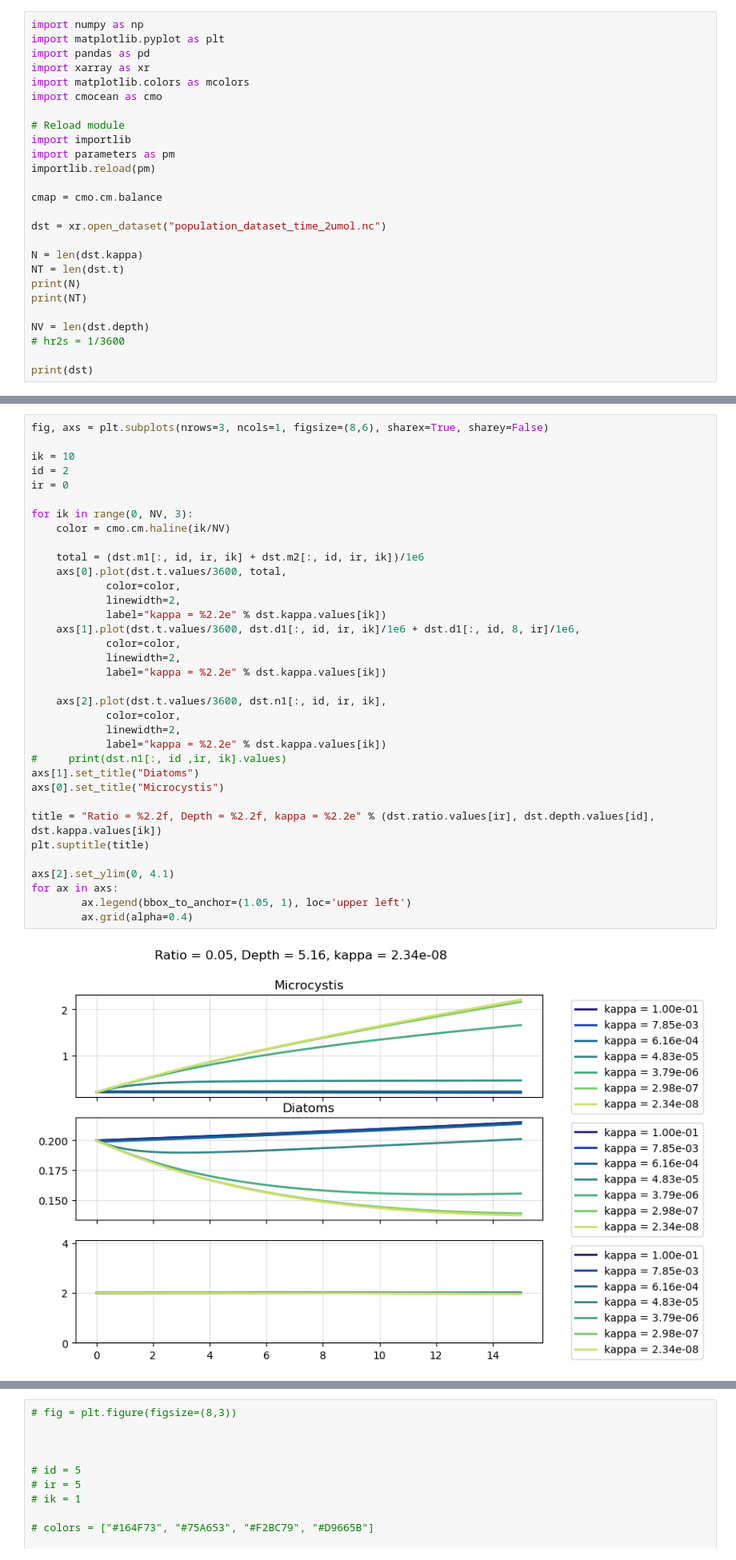
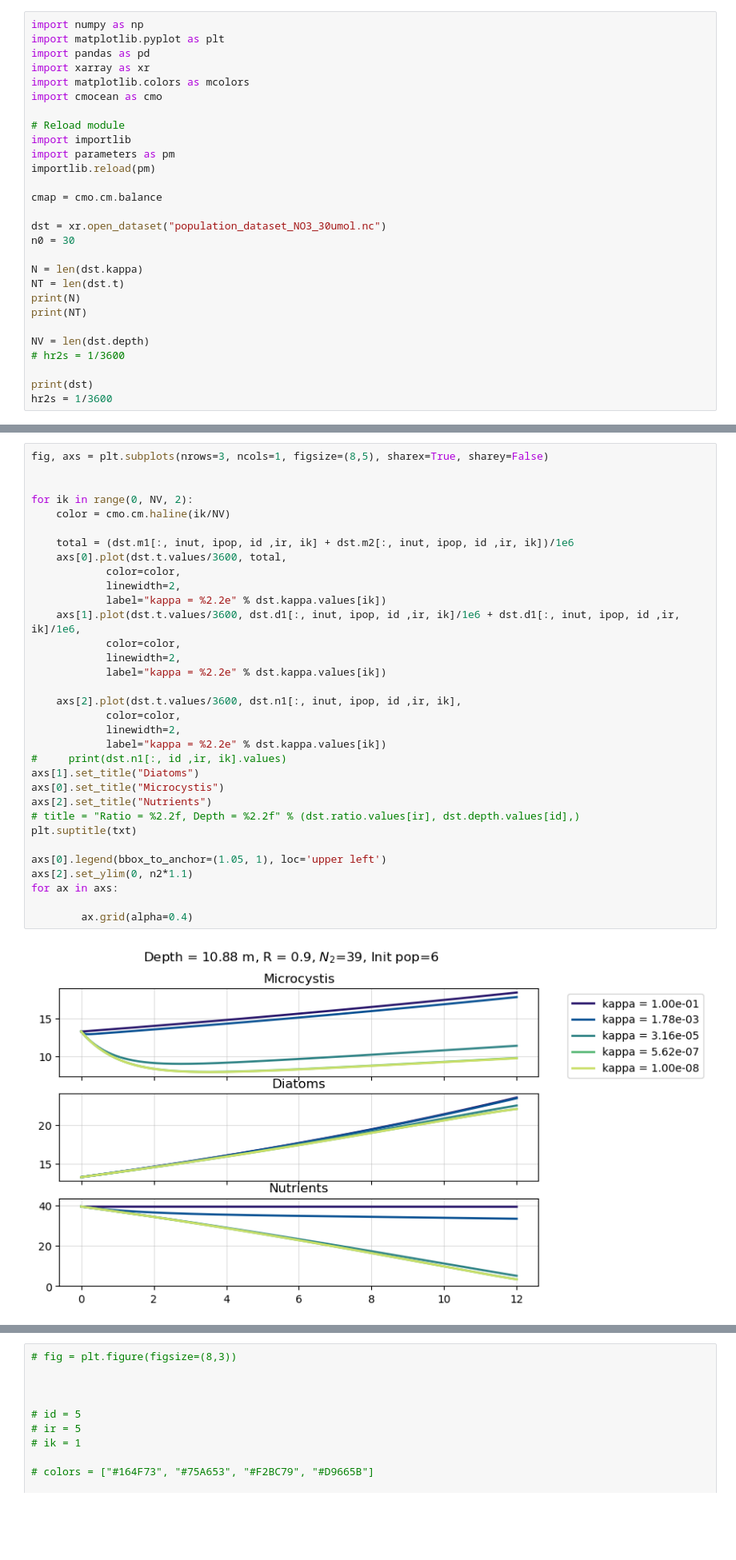
Before and after one commit to sienna-white/box_model, a Jupyter notebook: two_species.ipynb, the cells around one changed output, grey strips where cells are left out. Shown at 80% size. Saved outputs shown, nothing was run; the diff lists cells and outputs as text; blank space fills up the shorter version.

```diff
--- a/two_species.ipynb
+++ b/two_species.ipynb
@@ -50,7 +13,8 @@ importlib.reload(pm)
 
 cmap = cmo.cm.balance
 
-dst = xr.open_dataset("population_dataset_time_2umol.nc")
+dst = xr.open_dataset("population_dataset_NO3_30umol.nc")
+n0 = 30
 
 N = len(dst.kappa)
 NT = len(dst.t)
@@ -61,4 +25,5 @@ NV = len(dst.depth)
 # hr2s = 1/3600
 
 print(dst)
+hr2s = 1/3600
 # %% [output]
@@ -158,39 +179,37 @@ fn = txt.replace(",", "_")
 # %%
-fig, axs = plt.subplots(nrows=3, ncols=1, figsize=(8,6), sharex=True, sharey=False)
+fig, axs = plt.subplots(nrows=3, ncols=1, figsize=(8,5), sharex=True, sharey=False)
 
-ik = 10
-id = 2
-ir = 0
 
-for ik in range(0, NV, 3):
+for ik in range(0, NV, 2):
     color = cmo.cm.haline(ik/NV)
 
-    total = (dst.m1[:, id, ir, ik] + dst.m2[:, id, ir, ik])/1e6
+    total = (dst.m1[:, inut, ipop, id ,ir, ik] + dst.m2[:, inut, ipop, id ,ir, ik])/1e6
     axs[0].plot(dst.t.values/3600, total,
             color=color,
             linewidth=2,
             label="kappa = %2.2e" % dst.kappa.values[ik])
-    axs[1].plot(dst.t.values/3600, dst.d1[:, id, ir, ik]/1e6 + dst.d1[:, id, 8, ir]/1e6,
+    axs[1].plot(dst.t.values/3600, dst.d1[:, inut, ipop, id ,ir, ik]/1e6 + dst.d1[:, inut, ipop, id ,ir, ik]/1e6,
             color=color,
             linewidth=2,
             label="kappa = %2.2e" % dst.kappa.values[ik])
 
-    axs[2].plot(dst.t.values/3600, dst.n1[:, id, ir, ik],
+    axs[2].plot(dst.t.values/3600, dst.n1[:, inut, ipop, id ,ir, ik],
             color=color,
             linewidth=2,
             label="kappa = %2.2e" % dst.kappa.values[ik])
 #     print(dst.n1[:, id ,ir, ik].values)
 axs[1].set_title("Diatoms")
 axs[0].set_title("Microcystis")
+axs[2].set_title("Nutrients")
+# title = "Ratio = %2.2f, Depth = %2.2f" % (dst.ratio.values[ir], dst.depth.values[id],)
+plt.suptitle(txt)
 
-title = "Ratio = %2.2f, Depth = %2.2f, kappa = %2.2e" % (dst.ratio.values[ir], dst.depth.values[id], dst.kappa.values[ik])
-plt.suptitle(title)
+axs[0].legend(bbox_to_anchor=(1.05, 1), loc='upper left')
+axs[2].set_ylim(0, n2*1.1)
+for ax in axs:
 
-axs[2].set_ylim(0, 4.1)
-for ax in axs:
-        ax.legend(bbox_to_anchor=(1.05, 1), loc='upper left')
         ax.grid(alpha=0.4)
 # %% [output]
-[figure, old version]
+[figure, new version]
 # %%
 
```
Also changed, not shown: parts of 17 cells of this notebook, 10 other files.
